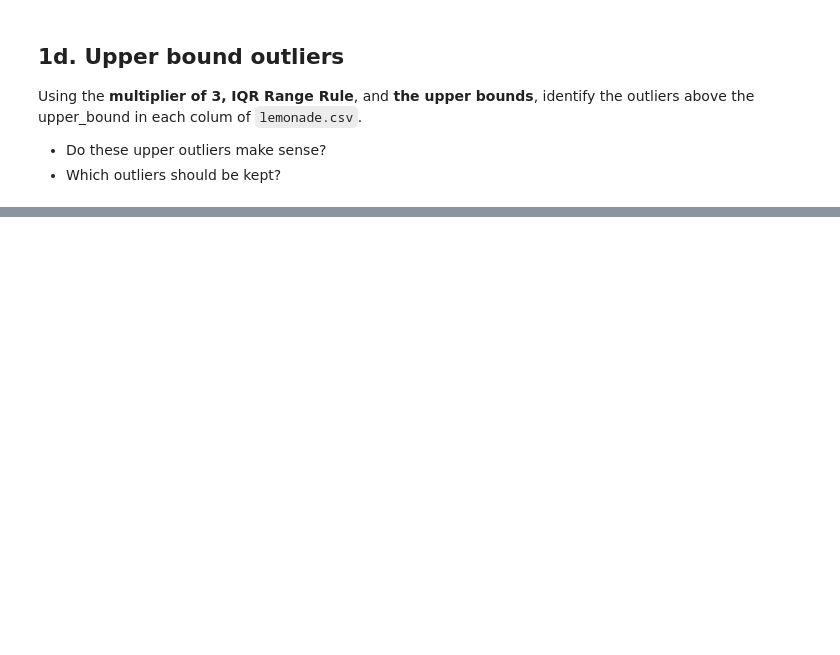
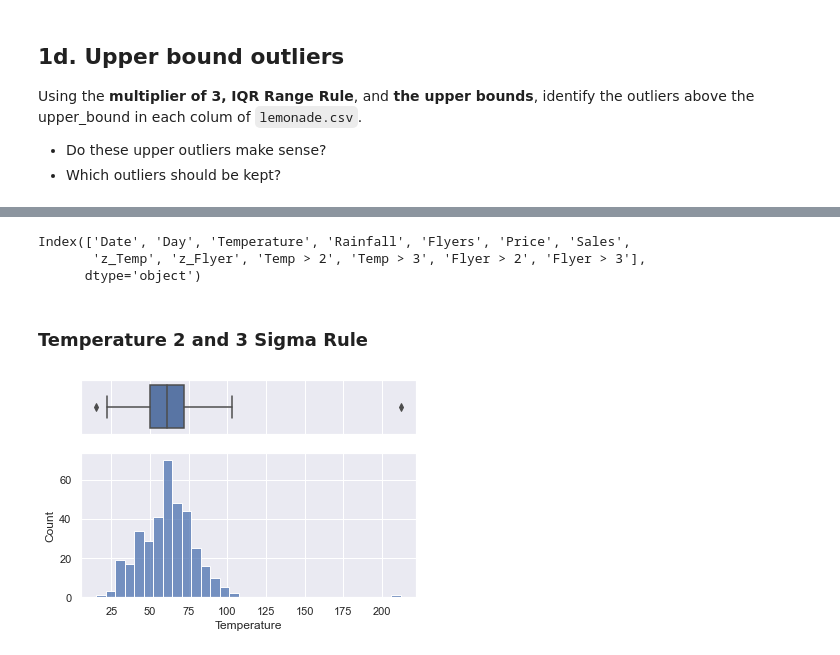
Before and after one commit to Jonessn22/anomaly_detection_exercises, a Jupyter notebook: 02b_continuous_probabalistic_methods_exercises.ipynb, the cells around one changed output, grey strips where cells are left out. Drawn from its saved outputs; the diff is of its cells as text; code cells hidden in the pictures; blank space fills up the shorter version.

```diff
--- a/02b_continuous_probabalistic_methods_exercises.ipynb
+++ b/02b_continuous_probabalistic_methods_exercises.ipynb
@@ -205,0 +504,8 @@ Using the **multiplier of 3, IQR Range Rule**, and **the upper bounds**, identif
+# %%
+# adding columns for temperatures outside of 2 and 3 std deviations
+df['Temp > 2'] = df.z_Temp.abs() > 2
+df['Temp > 3'] = df.z_Temp.abs() > 3
+df['Flyer > 2'] = df.z_Temp.abs() > 2
+df['Flyer > 3'] = df.z_Temp.abs() > 3
+
+df.head()
@@ -205,0 +519,24 @@ Using the **multiplier of 3, IQR Range Rule**, and **the upper bounds**, identif
+# %%
+df.columns
+# %% [output]
+Index(['Date', 'Day', 'Temperature', 'Rainfall', 'Flyers', 'Price', 'Sales',
+       'z_Temp', 'z_Flyer', 'Temp > 2', 'Temp > 3', 'Flyer > 2', 'Flyer > 3'],
+      dtype='object')
+# %% [markdown]
+### Temperature 2 and 3 Sigma Rule
+# %%
+# set a grey background (use sns.set_theme() if seaborn version 0.11.0 or above)
+sns.set(style = "darkgrid")
+
+# creating a figure composed of two matplotlib.Axes objects (ax_box and ax_hist)
+f, (ax_box, ax_hist) = plt.subplots(2, sharex = True, gridspec_kw = {"height_ratios" : (.75, 2)})
+
+# assigning a graph to each ax
+sns.boxplot(df["Temperature"], ax = ax_box)
+sns.histplot(data=df, x="Temperature", ax = ax_hist)
+
+# Remove x axis name for the boxplot
+ax_box.set(xlabel = '')
+plt.show();
+# %% [output]
+[figure, added]
```
Also changed, not shown: parts of 55 cells of this notebook, 2 other files.
